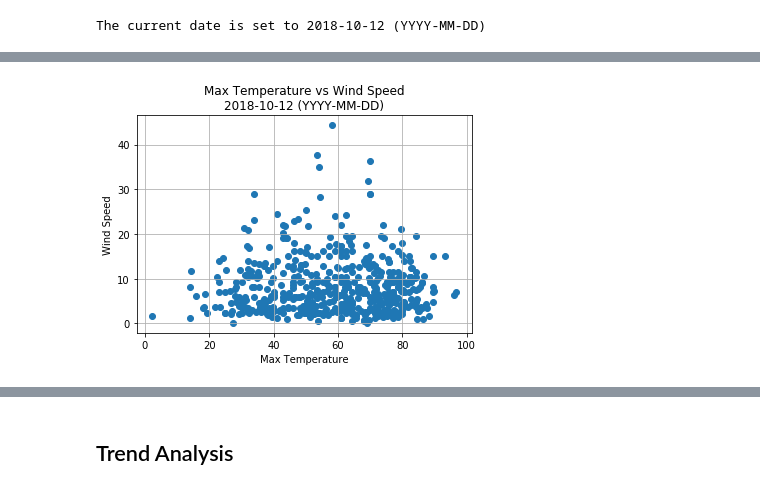
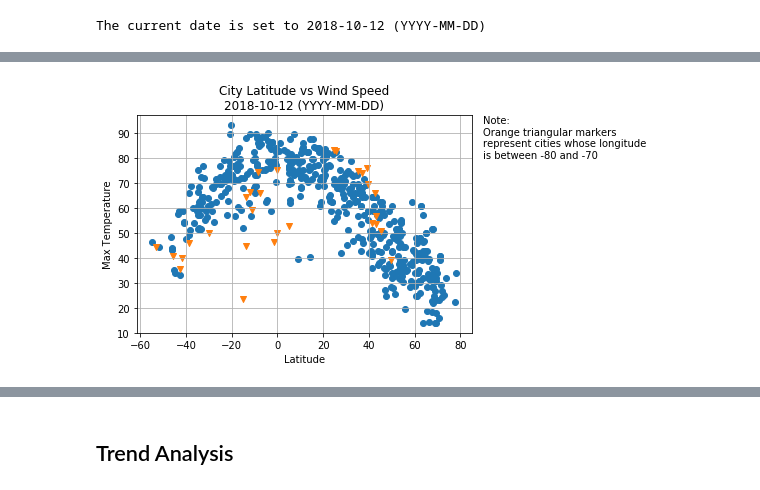
Before and after one commit to TylerTompa/6-APIs, a Jupyter notebook: Homework 6- APIs.ipynb, the cells around one changed output, grey strips where cells are left out. Saved outputs shown, nothing was run; the diff lists cells and outputs as text; code cells hidden in the pictures.

```diff
--- a/Homework 6- APIs.ipynb
+++ b/Homework 6- APIs.ipynb
@@ -208,7 +208,7 @@ try:
 
         # If we exceed the limit of API requests, our API key may be temporarily suspended.
         # We require the user to confirm he or she wants to use the entire list of cities before the program will allow it.
-        entire_list_confirmation = input(f"Are you sure you want to make API calls for the entire list of {len(cities_to_check)} cities?\nYou are only allowed to make a limited number of API requests per a certain time limit.\nIf you exceed this limit, your API key may be temporarily suspended.\nIf you want to make API calls for the entire list of {len(cities_to_check)} cities, please type the word \"yes.\" ")
+        entire_list_confirmation = input(f"\nAre you sure you want to make API calls for the entire list of {len(cities_to_check)} cities?\nYou are only allowed to make a limited number of API requests per a certain time limit.\nIf you exceed this limit, your API key may be temporarily suspended.\nIf you want to make API calls for the entire list of {len(cities_to_check)} cities, please type the word \"yes.\" ")
         if entire_list_confirmation.lower() == "yes":
 
             print("\nBeginning Data Retrieval")
@@ -239,7 +239,7 @@ try:
                     city_wind_speeds.append(response["wind"]["speed"])
 
                 except:
-                    print (f"Processing record {(record_number)+1} of {len(cities_to_check)}.  City not found.  Skipping...")
+                    print (f"Processing record {(record_number)+1} of {len(cities_to_check)}. City not found.  Skipping...")
 
             print("-----------------------------")
             print("Data Retrieval Complete")
@@ -248,7 +248,7 @@ try:
         # We asked the user to confirm that he or she really wants to make API requests for the entire list of cities.
         # If the user does not give the appropriate confirmation input, the process will be terminated.
         else:
-            print("Confirmation not detected.  Exiting process.")
+            print("\nConfirmation not detected.  Exiting process.")
 
     elif int(entire_list_or_subset) == 1:
         # If the user chooses to use a subset of the list of cities, we allow the user to define the size of that subset.
@@ -257,12 +257,12 @@ try:
         # We allow the user to define the size of the subset of cities.
         # If the user inputs a size larger than the full list of cities, we inform the user, and exit the process.
         if size_of_subset > len(cities_to_check):
-            print("Error: You asked to make a subset larger than the size of the full list of cities.\nPlease try again. ")
+            print("\nError: You asked to make a subset larger than the size of the full list of cities.\nPlease try again. ")
 
          # We allow the user to define the size of the subset of cities.
         # If the user inputs a size equal to the full list of cities, we inform the user, and exit the process.
         elif size_of_subset == len(cities_to_check):
-            print("Error: You asked to make a subset the same size as the full list of cities.\nIf you would like to use the full list, please try again, and give the appropriate input. ")
+            print("\nError: You asked to make a subset the same size as the full list of cities.\nIf you would like to use the full list, please try again, and give the appropriate input. ")
 
         else:
             cities_to_check_subset_for_testing = cities_to_check[:size_of_subset]
@@ -306,6 +306,6 @@ try:
             print("Data Retrieval Complete")
             print("-----------------------------")
 except:
-    print("It appears you gave an invalid input.  Please try again.")
+    print("\nIt appears you gave an invalid input.  Please try again.")
 # %% [output]
 You are only allowed to make a limited number of API requests per a certain time limit.
@@ -490,9 +495,13 @@ plt.grid()
+# %%
+weather_data_longitude_between_negative_80_and_negative_70 = weather_data[(weather_data["Longitude"] >= -80) & (weather_data["Longitude"] <= -70)]
+weather_data_longitude_not_in_range_negative_80_to_negative_70 = weather_data[(weather_data["Longitude"] < -80) | (weather_data["Longitude"] > -70)]
 # %%
-plt.scatter(weather_data["Max Temperature"], weather_data["Wind Speed"])
-plt.title(f"Max Temperature vs Wind Speed\n{current_date}")
-plt.xlabel("Max Temperature")
-plt.ylabel("Wind Speed")
+plt.scatter(weather_data_longitude_not_in_range_negative_80_to_negative_70["Latitude"], weather_data_longitude_not_in_range_negative_80_to_negative_70["Max Temperature"])
+plt.scatter(weather_data_longitude_between_negative_80_and_negative_70["Latitude"], weather_data_longitude_between_negative_80_and_negative_70["Max Temperature"], marker="v")
+plt.title(f"City Latitude vs Wind Speed\n{current_date}")
+plt.xlabel("Latitude")
+plt.ylabel("Max Temperature")
+plt.text(90,80,"Note:\nOrange triangular markers\nrepresent cities whose longitude\nis between -80 and -70")
 plt.grid()
-plt.show()
 # %% [output]
-[figure, old version]
+[figure, new version]
```
Also changed, not shown: parts of 17 cells of this notebook, 1 other file.
